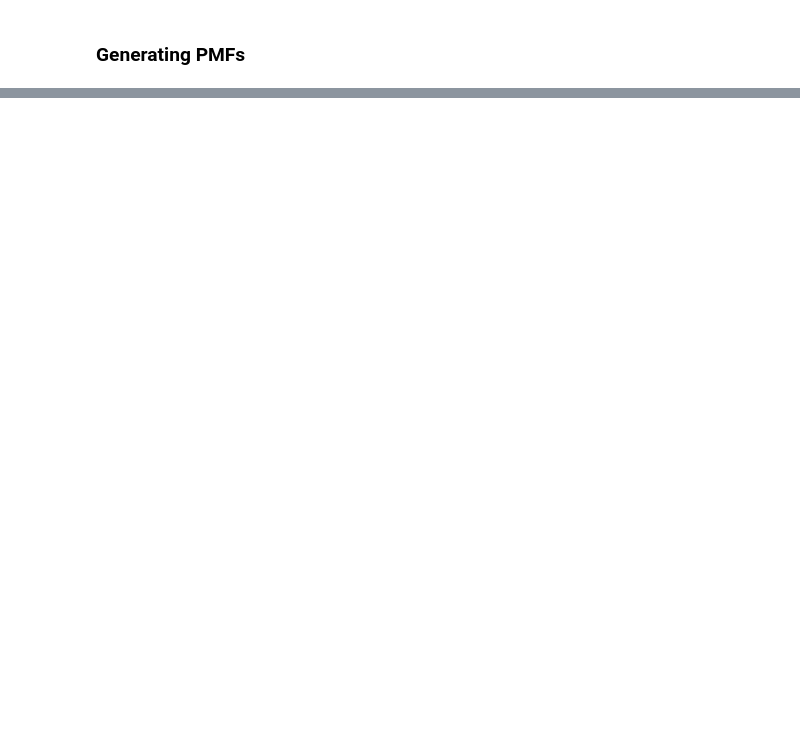
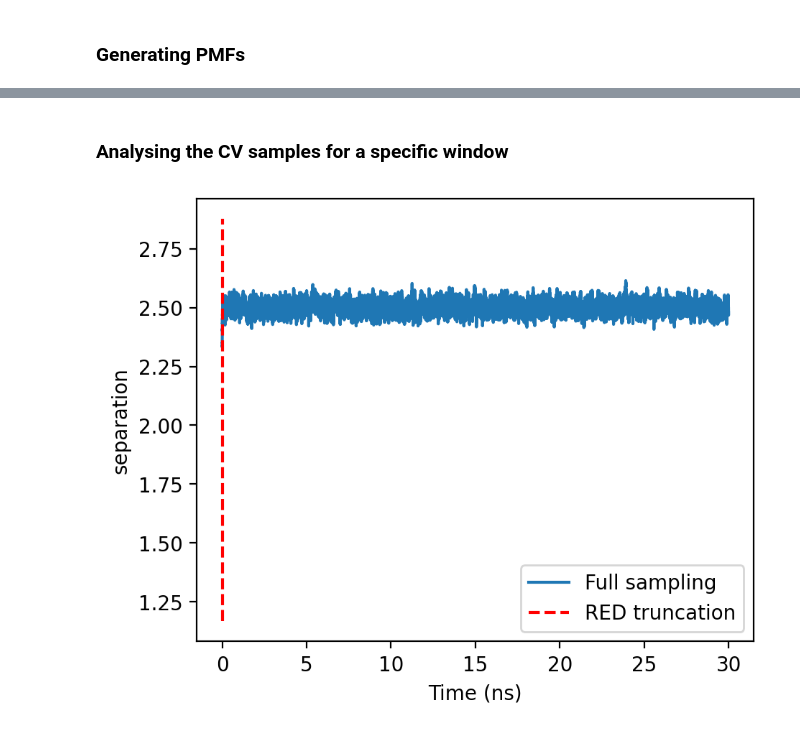
Before and after one commit to BenTanYK/CRBN_CK1a, a Jupyter notebook: umbrella_sampling/analysis.ipynb, the cells around one changed output, grey strips where cells are left out. Drawn from its saved outputs; the diff is of its cells as text; code cells hidden in the pictures; blank space fills up the shorter version.

```diff
--- a/umbrella_sampling/analysis.ipynb
+++ b/umbrella_sampling/analysis.ipynb
@@ -628,0 +92,12 @@ False
+# %% [markdown]
+### Analysing the CV samples for a specific window
+# %%
+r0 = 2.5
+run_number = 2
+
+free_energy_step, restraint_type, dof, equilibration, sampling_time = [
+    'separation', 'backbone', None, 'RED', None ]
+
+x, y = plot_timeseries(r0, free_energy_step, restraint_type, dof, equilibration, sampling_time, run_number)
+# %% [output]
+[figure, added]
```
Also changed, not shown: parts of 46 cells of this notebook.
